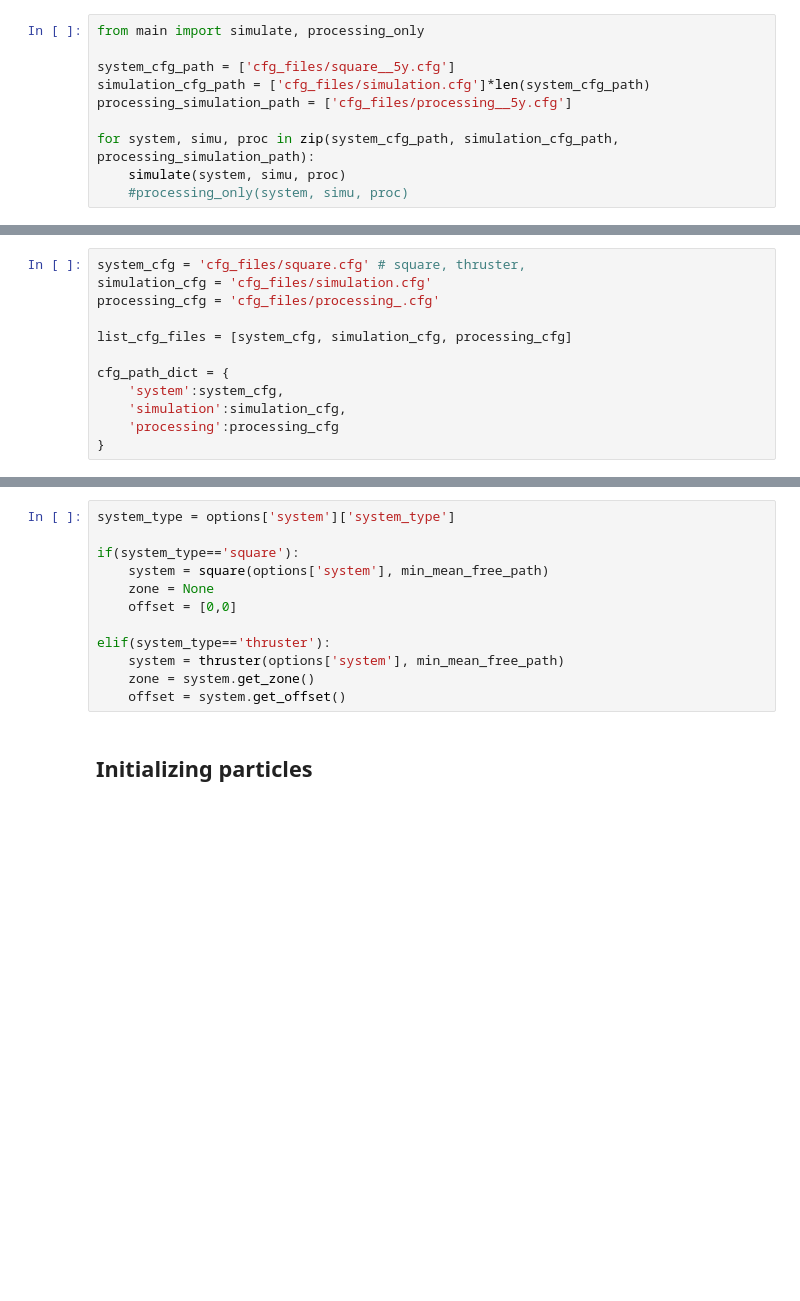
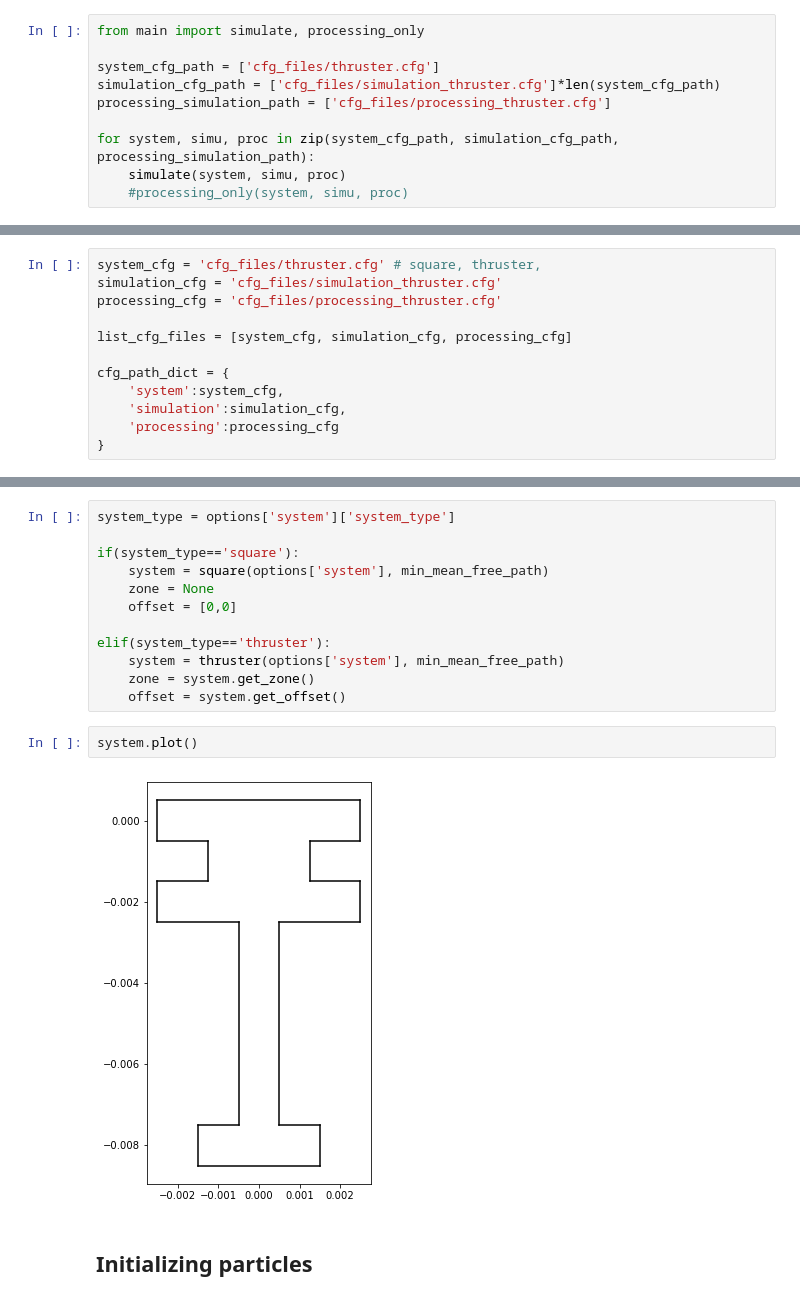
Before and after one commit to PaulCalot/neutralisation-faisceau-ions-negatifs-propulsion-satellite, a Jupyter notebook: main.ipynb, the cells around one changed output, grey strips where cells are left out. Cells and saved outputs as stored; diff of their text form; blank space fills up the shorter version.

```diff
--- a/main.ipynb
+++ b/main.ipynb
@@ -24,9 +24,9 @@ pprint(get_size(dx,dy,n))
 # %%
 from main import simulate, processing_only
 
-system_cfg_path = ['cfg_files/square__5y.cfg']
-simulation_cfg_path = ['cfg_files/simulation.cfg']*len(system_cfg_path)
-processing_simulation_path = ['cfg_files/processing__5y.cfg']
+system_cfg_path = ['cfg_files/thruster.cfg']
+simulation_cfg_path = ['cfg_files/simulation_thruster.cfg']*len(system_cfg_path)
+processing_simulation_path = ['cfg_files/processing_thruster.cfg']
 
 for system, simu, proc in zip(system_cfg_path, simulation_cfg_path, processing_simulation_path):
     simulate(system, simu, proc)
@@ -65,9 +65,9 @@ from collections import OrderedDict
 # %%
 debug = False
 # %%
-system_cfg = 'cfg_files/square.cfg' # square, thruster,
-simulation_cfg = 'cfg_files/simulation.cfg'
-processing_cfg = 'cfg_files/processing_.cfg'
+system_cfg = 'cfg_files/thruster.cfg' # square, thruster,
+simulation_cfg = 'cfg_files/simulation_thruster.cfg'
+processing_cfg = 'cfg_files/processing_thruster.cfg'
 
 list_cfg_files = [system_cfg, simulation_cfg, processing_cfg]
 
@@ -111,6 +111,10 @@ elif(system_type=='thruster'):
     system = thruster(options['system'], min_mean_free_path)
     zone = system.get_zone()
     offset = system.get_offset()
+# %%
+system.plot()
+# %% [output]
+[figure, added]
 # %% [markdown]
 ## Initializing particles
 # %%
```
Also changed, not shown: parts of 3 cells of this notebook, 4 other files.
